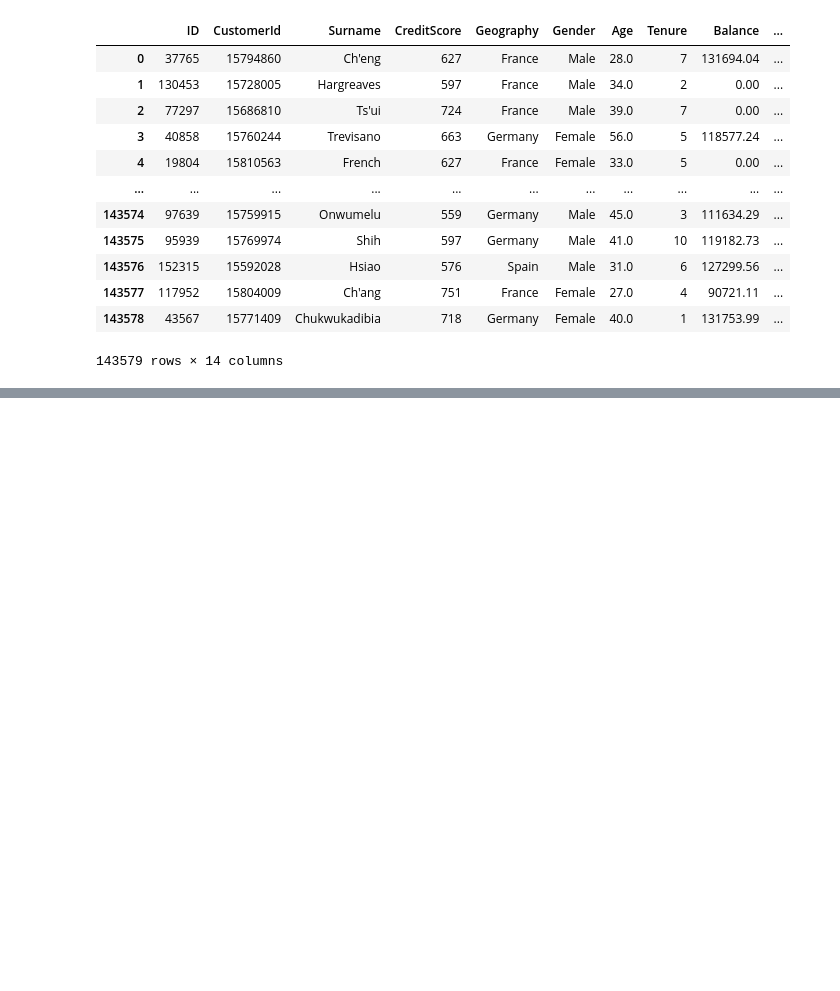
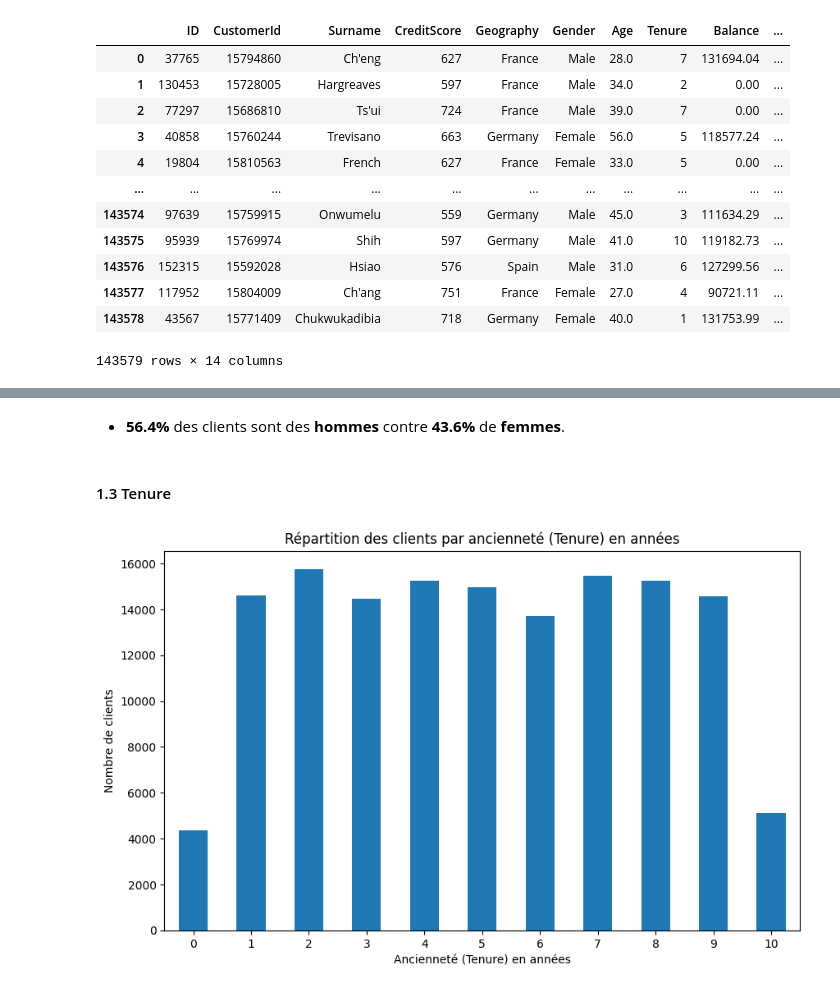
Before and after one commit to ahbarry07/mlpro-classification-bank-churn-2025, a Jupyter notebook: main.ipynb, the cells around one changed output, grey strips where cells are left out. Drawn from its saved outputs; the diff is of its cells as text; code cells hidden in the pictures; blank space fills up the shorter version.

```diff
--- a/main.ipynb
+++ b/main.ipynb
@@ -31,0 +136,16 @@ train_data
+# %% [markdown]
+- **56.4%** des clients sont des **hommes** contre **43.6%** de **femmes**.
+# %% [markdown]
+#### 1.3 Tenure
+# %%
+train_data['Tenure'].value_counts().sort_index().plot(
+    kind='bar',
+    figsize=(10,6),
+    rot=0
+)
+plt.title('Répartition des clients par ancienneté (Tenure) en années')
+plt.xlabel('Ancienneté (Tenure) en années')
+plt.ylabel('Nombre de clients')
+plt.show()
+# %% [output]
+[figure, added]
```
Also changed, not shown: parts of 15 cells of this notebook.
